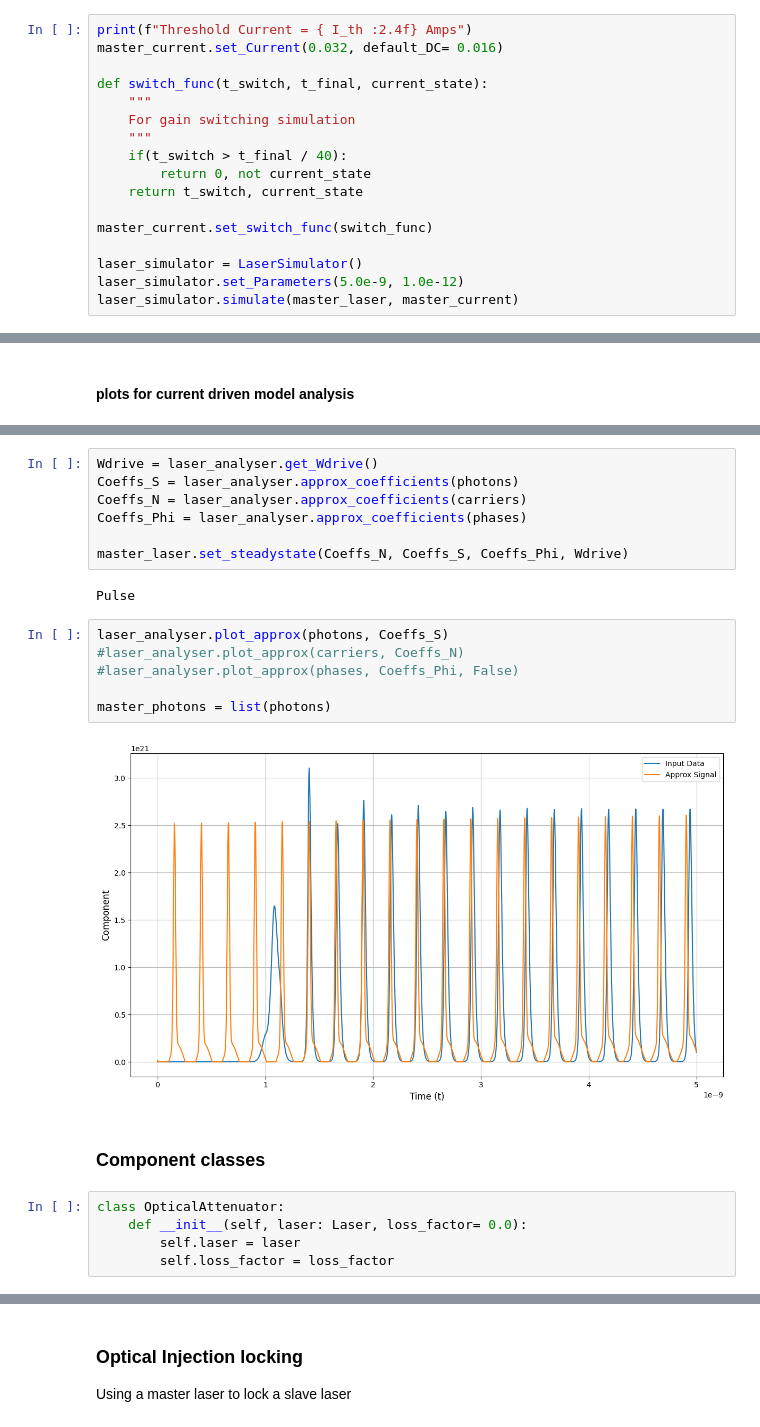
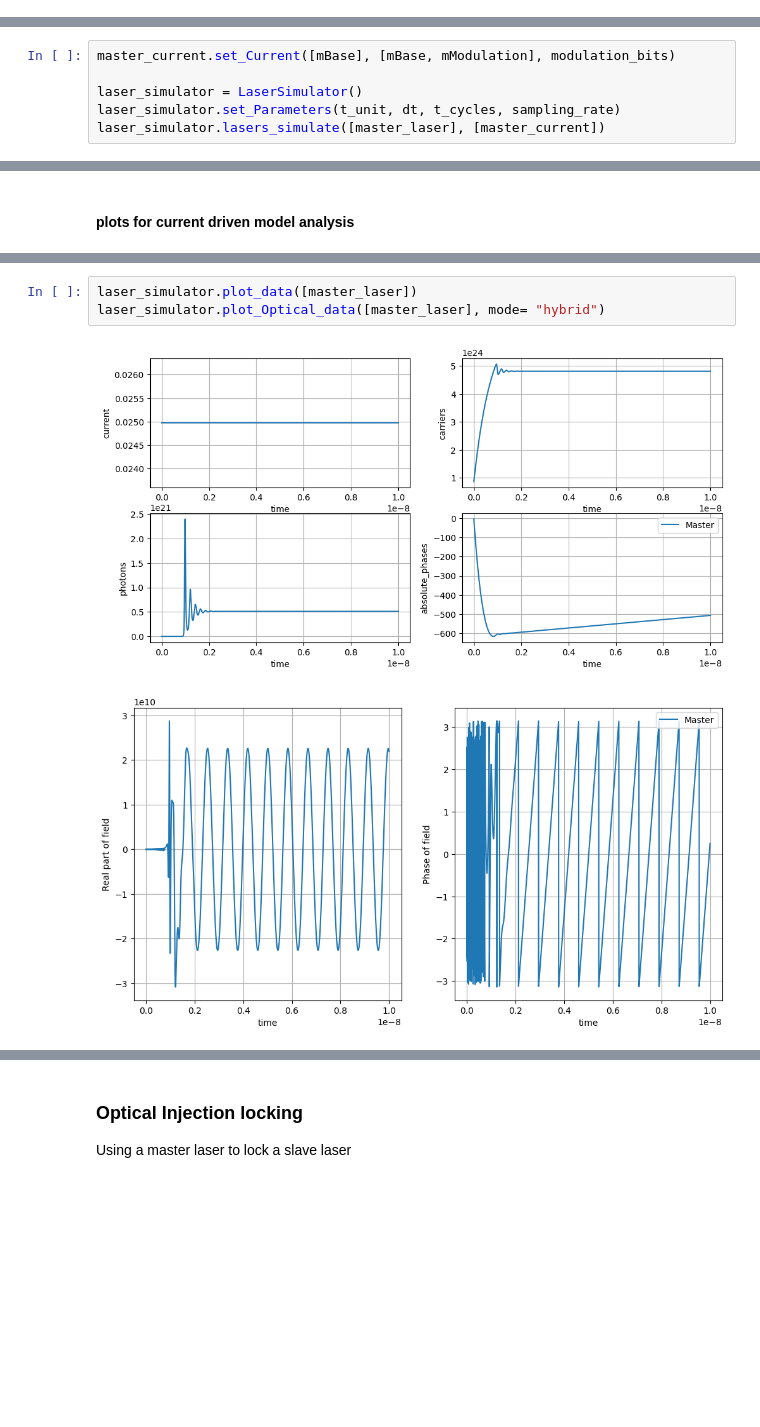
Before and after one commit to shashankg687/Univeral_QKD_Transmitter, a Jupyter notebook: Anshurup/laser dynamics.ipynb, the cells around one changed output, grey strips where cells are left out. Cells and saved outputs as stored; diff of their text form; blank space fills up the shorter version.

```diff
--- a/Anshurup/laser dynamics.ipynb
+++ b/Anshurup/laser dynamics.ipynb
@@ -394,17 +539,0 @@ Steady state approximation simulation
-# %%
-print(f"Threshold Current = { I_th :2.4f} Amps")
-master_current.set_Current(0.032, default_DC= 0.016)
-
-def switch_func(t_switch, t_final, current_state):
-    """
-    For gain switching simulation
-    """
-    if(t_switch > t_final / 40):
-        return 0, not current_state
-    return t_switch, current_state
-
-master_current.set_switch_func(switch_func)
-
-laser_simulator = LaserSimulator()
-laser_simulator.set_Parameters(5.0e-9, 1.0e-12)
-laser_simulator.simulate(master_laser, master_current)
@@ -414,0 +540,6 @@ No. of samples 4999
+# %%
+master_current.set_Current([mBase], [mBase, mModulation], modulation_bits)
+
+laser_simulator = LaserSimulator()
+laser_simulator.set_Parameters(t_unit, dt, t_cycles, sampling_rate)
+laser_simulator.lasers_simulate([master_laser], [master_current])
@@ -627,24 +550,6 @@ laser_analyser.remove_noisyWdrive()
-# %%
-Wdrive = laser_analyser.get_Wdrive()
-Coeffs_S = laser_analyser.approx_coefficients(photons)
-Coeffs_N = laser_analyser.approx_coefficients(carriers)
-Coeffs_Phi = laser_analyser.approx_coefficients(phases)
-
-master_laser.set_steadystate(Coeffs_N, Coeffs_S, Coeffs_Phi, Wdrive)
-# %% [output]
-Pulse
-# %%
-laser_analyser.plot_approx(photons, Coeffs_S)
-#laser_analyser.plot_approx(carriers, Coeffs_N)
-#laser_analyser.plot_approx(phases, Coeffs_Phi, False)
-
-master_photons = list(photons)
-# %% [output]
-[figure, removed]
-# %% [markdown]
-### Component classes
-# %%
-class OpticalAttenuator:
-    def __init__(self, laser: Laser, loss_factor= 0.0):
-        self.laser = laser
-        self.loss_factor = loss_factor
+# %%
+laser_simulator.plot_data([master_laser])
+laser_simulator.plot_Optical_data([master_laser], mode= "hybrid")
+# %% [output]
+[figure, added]
+[figure, added]
```
Also changed, not shown: parts of 43 cells of this notebook.
